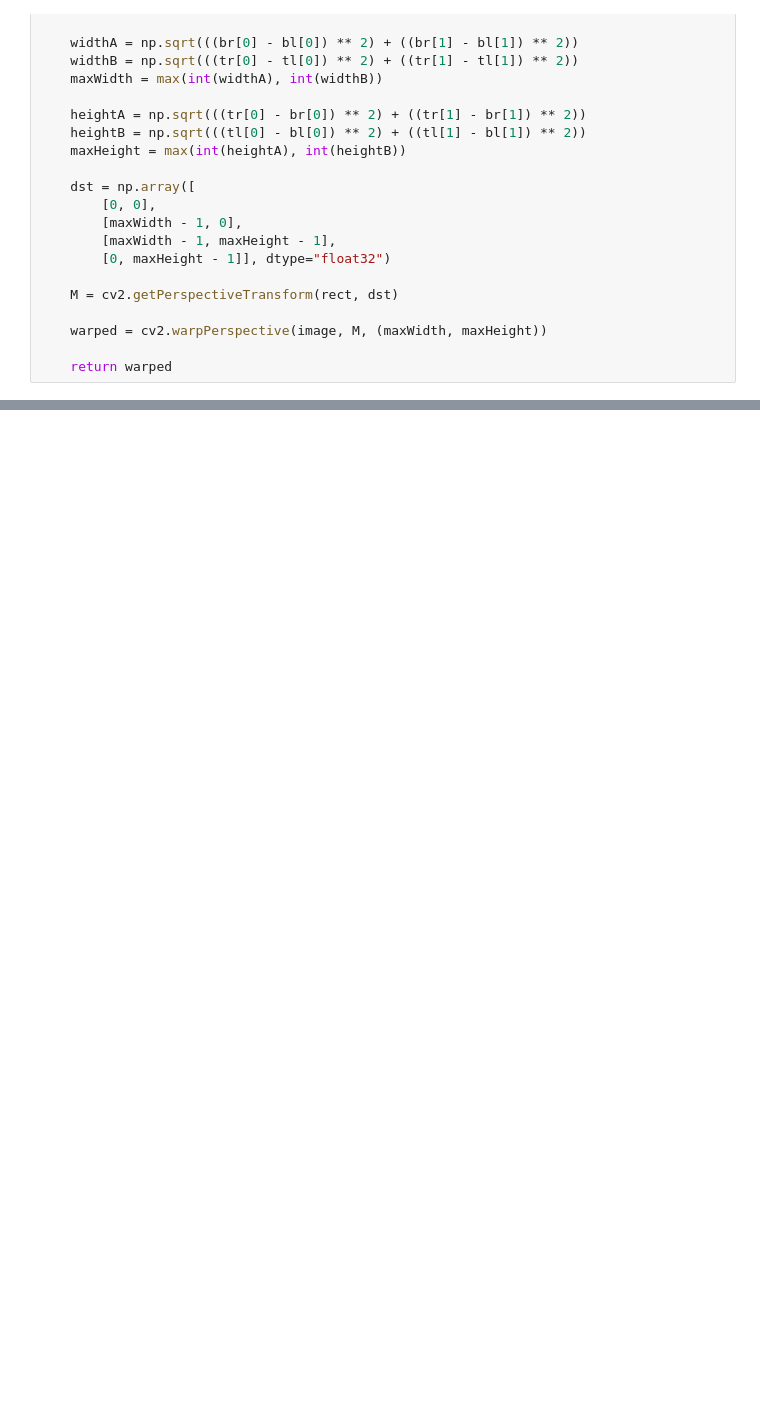
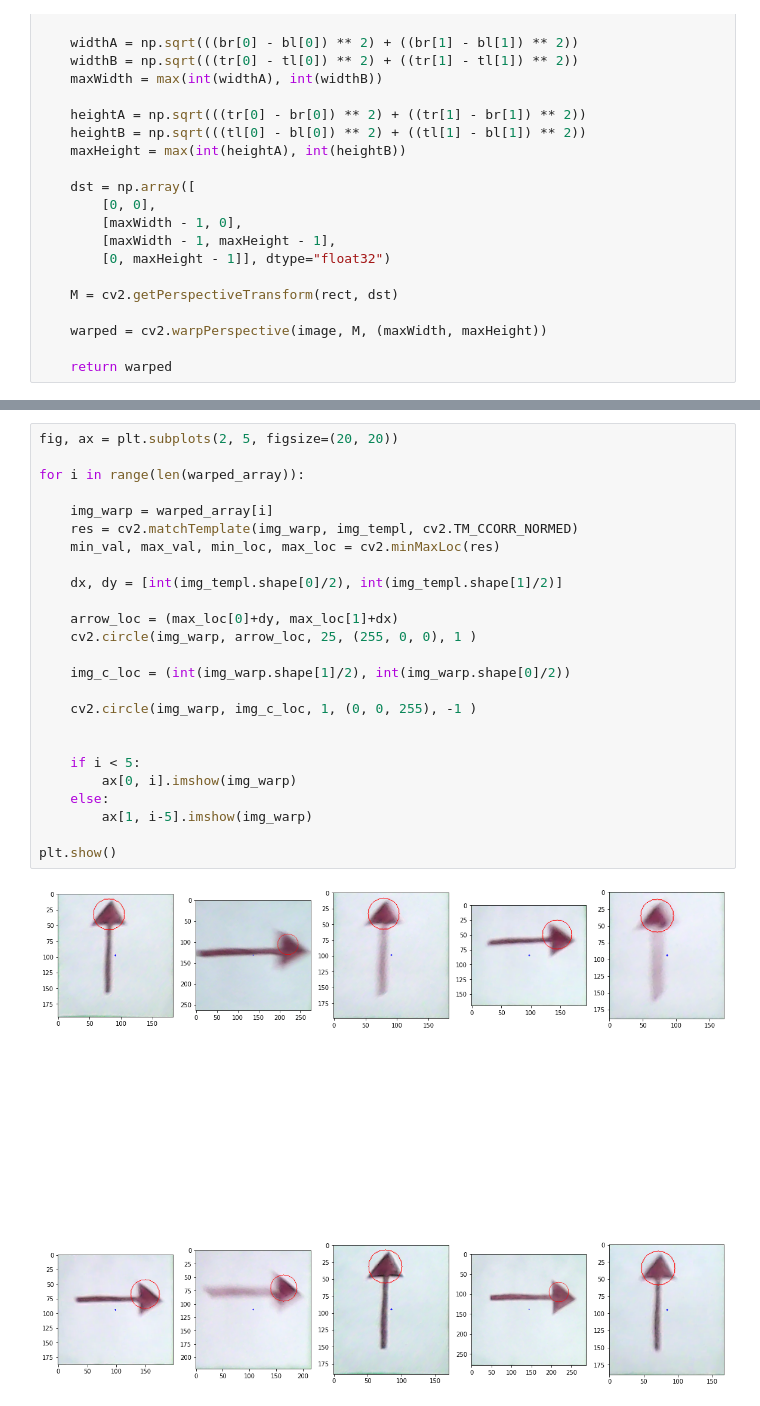
Before and after one commit to AZhed/cvr_course, a Jupyter notebook: notebooks/cv_hw3.ipynb, the cells around one changed output, grey strips where cells are left out. Cells and saved outputs as stored; diff of their text form; blank space fills up the shorter version.

```diff
--- a/notebooks/cv_hw3.ipynb
+++ b/notebooks/cv_hw3.ipynb
@@ -178,3 +190,30 @@ plt.show()
+# %%
+fig, ax = plt.subplots(2, 5, figsize=(20, 20))
+
+for i in range(len(warped_array)):
+
+    img_warp = warped_array[i]
+    res = cv2.matchTemplate(img_warp, img_templ, cv2.TM_CCORR_NORMED)
+    min_val, max_val, min_loc, max_loc = cv2.minMaxLoc(res)
+
+    dx, dy = [int(img_templ.shape[0]/2), int(img_templ.shape[1]/2)]
+
+    arrow_loc = (max_loc[0]+dy, max_loc[1]+dx)
+    cv2.circle(img_warp, arrow_loc, 25, (255, 0, 0), 1 )
+
+    img_c_loc = (int(img_warp.shape[1]/2), int(img_warp.shape[0]/2))
+
+    cv2.circle(img_warp, img_c_loc, 1, (0, 0, 255), -1 )
+
+
+    if i < 5:
+        ax[0, i].imshow(img_warp)
+    else:
+        ax[1, i-5].imshow(img_warp)
+
+plt.show()
+# %% [output]
+[figure, added]
 # %%
 imgs = glob.glob ("../data/imgs/arrow/*.png")
 plt.rcParams["figure.figsize"] = (10,10)
```
Also changed, not shown: parts of 7 cells of this notebook.
